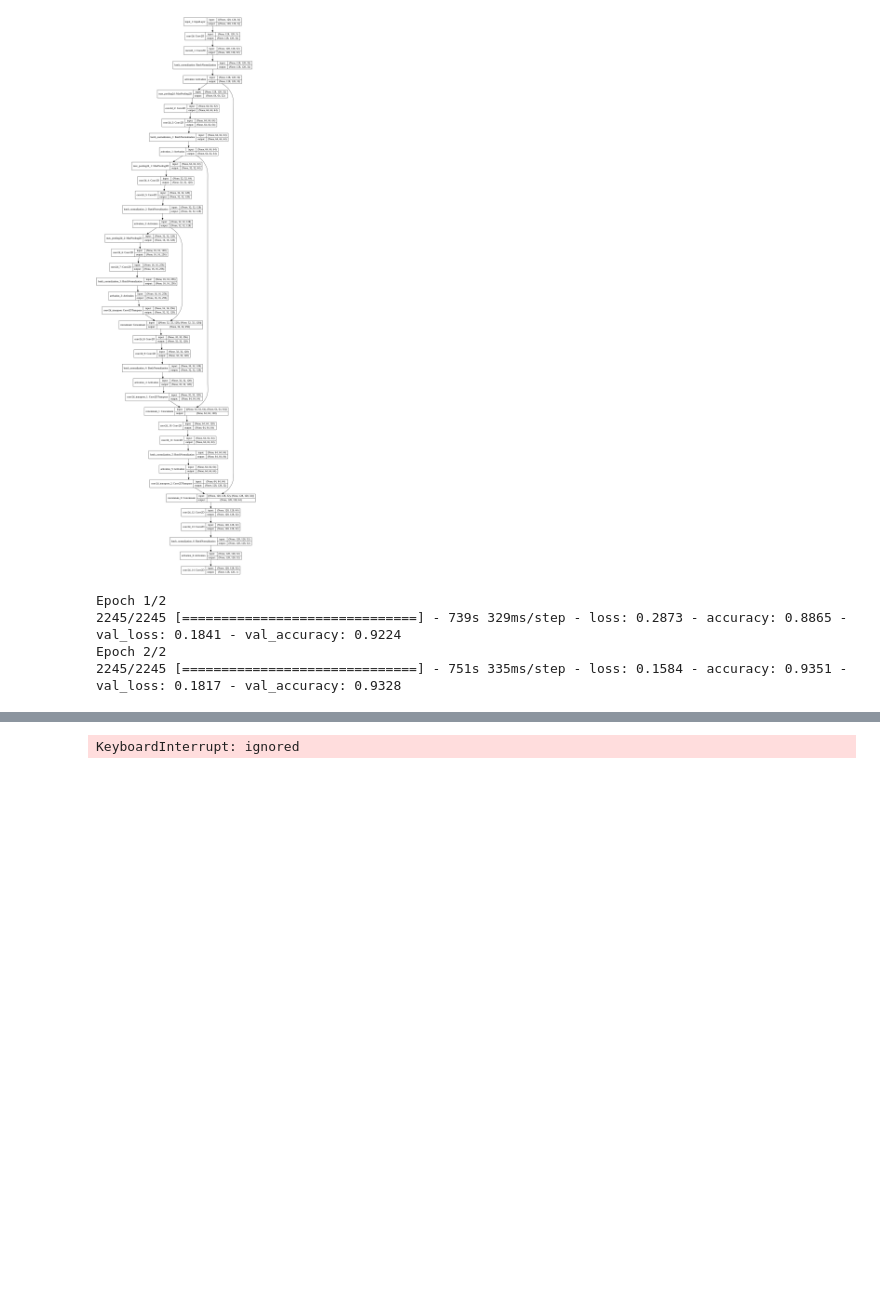
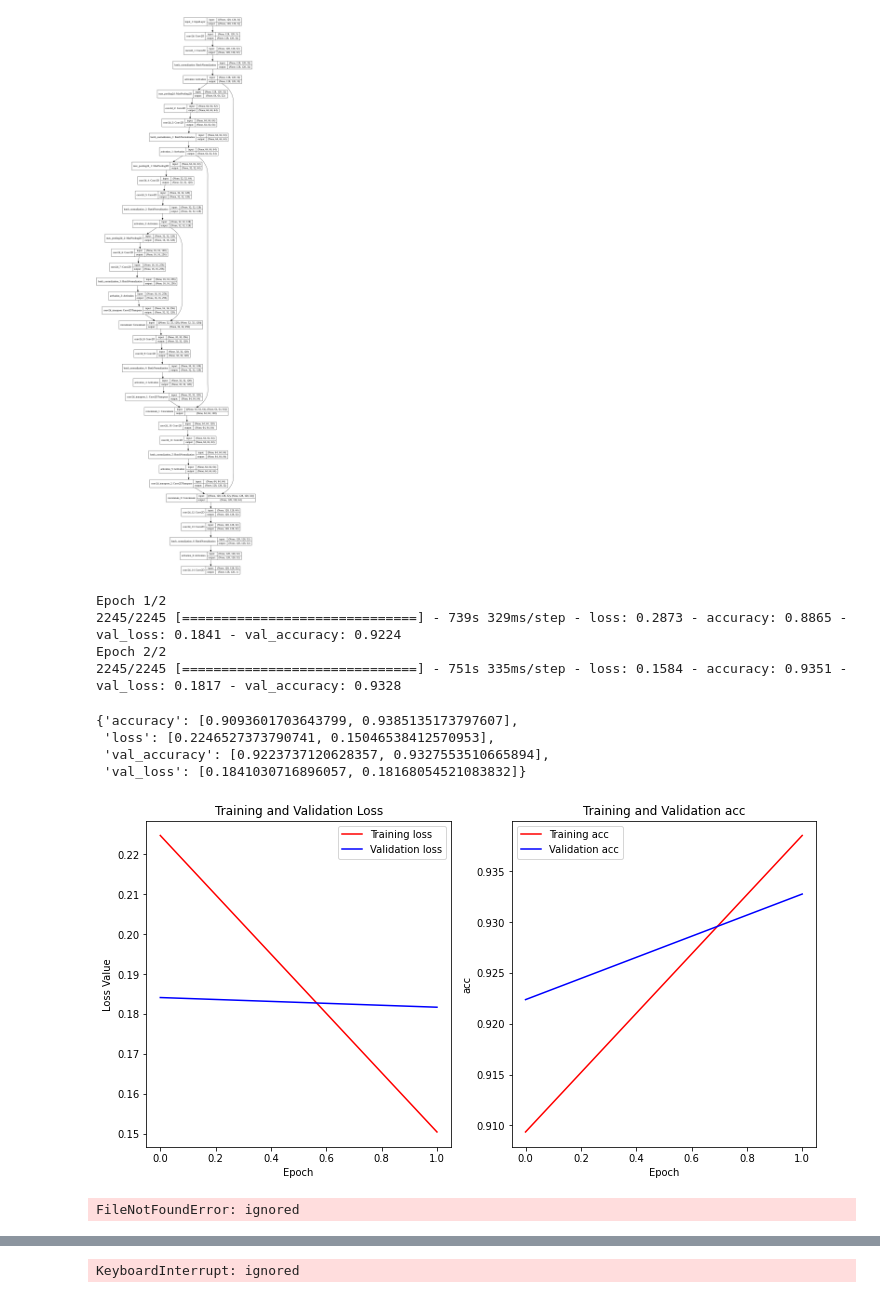
Before and after one commit to G0rav/Automatic_Background_Removal, a Jupyter notebook: Background_remover.ipynb, the cells around one changed output, grey strips where cells are left out. Drawn from its saved outputs; the diff is of its cells as text; code cells hidden in the pictures; blank space fills up the shorter version.

Commit message:
testing model

```diff
--- a/Background_remover.ipynb
+++ b/Background_remover.ipynb
@@ -419,31 +418,38 @@ Epoch 1/2
 Epoch 2/2
 2245/2245 [==============================] - 751s 335ms/step - loss: 0.1584 - accuracy: 0.9351 - val_loss: 0.1817 - val_accuracy: 0.9328
 # %%
-model_history
+model_history.history
+# %% [output]
+{'accuracy': [0.9093601703643799, 0.9385135173797607],
+ 'loss': [0.2246527373790741, 0.15046538412570953],
+ 'val_accuracy': [0.9223737120628357, 0.9327553510665894],
+ 'val_loss': [0.1841030716896057, 0.18168054521083832]}
 # %%
 cvdef
 # %%
 train_loss = model_history.history['loss']
 val_loss = model_history.history['val_loss']
-train_iou = model_history.history['mean_io_u_2']
-val_iou = model_history.history['mean_io_u_2']
+train_acc = model_history.history['accuracy']
+val_acc = model_history.history['val_accuracy']
 
 plt.figure(figsize=(12,6))
 
 plt.subplot(1,2,1)
 plt.plot(train_loss, 'r', label='Training loss')
 plt.plot(val_loss, 'b', label='Validation loss')
 plt.title('Training and Validation Loss')
 plt.xlabel('Epoch')
 plt.ylabel('Loss Value')
 plt.legend()
 
 plt.subplot(1,2,2)
-plt.plot(train_iou, 'r', label='Training iou')
-plt.plot(val_iou, 'b', label='Validation iou')
-plt.title('Training and Validation iou')
+plt.plot(train_acc, 'r', label='Training acc')
+plt.plot(val_acc, 'b', label='Validation acc')
+plt.title('Training and Validation acc')
 plt.xlabel('Epoch')
-plt.ylabel('iou')
+plt.ylabel('acc')
 plt.legend()
 
 plt.show()
+# %% [output]
+[figure, added]
@@ -449,0 +458,5 @@ plt.show()
+# %%
+im = load_img('https://upload.wikimedia.org/wikipedia/commons/a/a0/Pierre-Person.jpg')
+im
+# %% [output]
+FileNotFoundError: ignored
```
Also changed, not shown: parts of 19 cells of this notebook.
